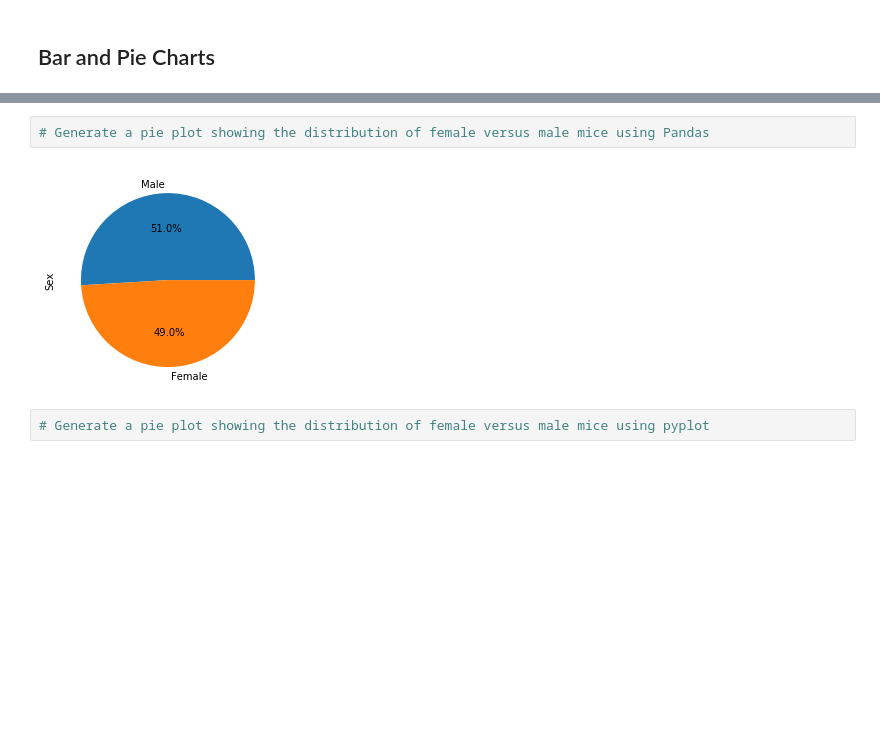
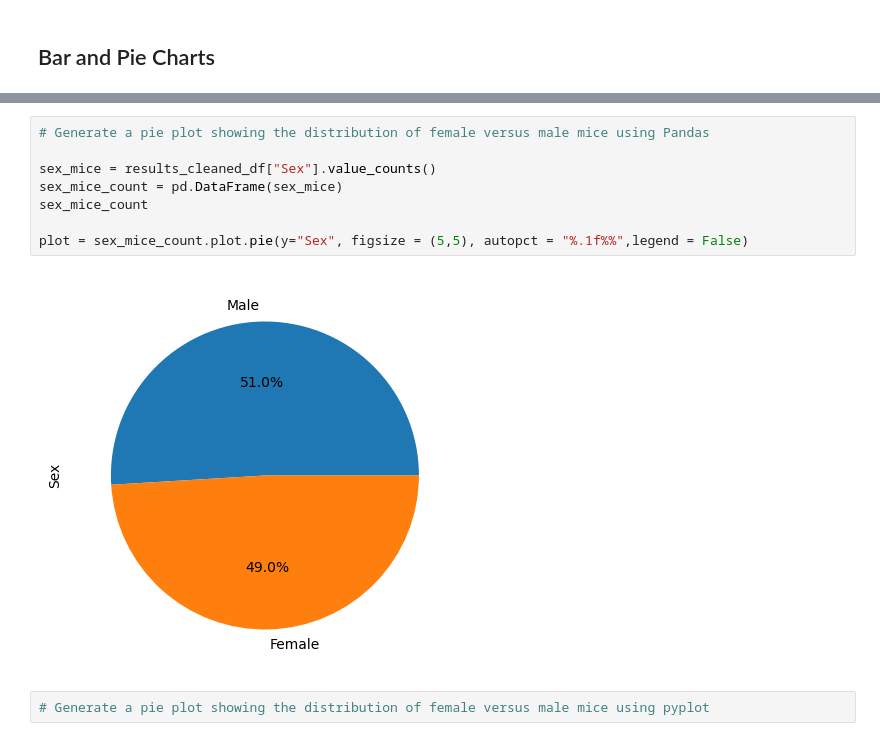
Before and after one commit to libbyberter/-Pymaceuticals_Matplotlib_Challenge, a Jupyter notebook: Pymaceuticals/pymaceuticals.ipynb, the cells around one changed output, grey strips where cells are left out. Drawn from its saved outputs; the diff is of its cells as text; blank space fills up the shorter version.

```diff
--- a/Pymaceuticals/pymaceuticals.ipynb
+++ b/Pymaceuticals/pymaceuticals.ipynb
@@ -169,7 +197,13 @@ summary_agg_data
 # %%
 # Generate a pie plot showing the distribution of female versus male mice using Pandas
+
+sex_mice = results_cleaned_df["Sex"].value_counts()
+sex_mice_count = pd.DataFrame(sex_mice)
+sex_mice_count
+
+plot = sex_mice_count.plot.pie(y="Sex", figsize = (5,5), autopct = "%.1f%%",legend = False)
 # %% [output]
-[figure, old version]
+[figure, new version]
 # %%
 # Generate a pie plot showing the distribution of female versus male mice using pyplot
 # %% [output]
```
Also changed, not shown: parts of 4 cells of this notebook.
